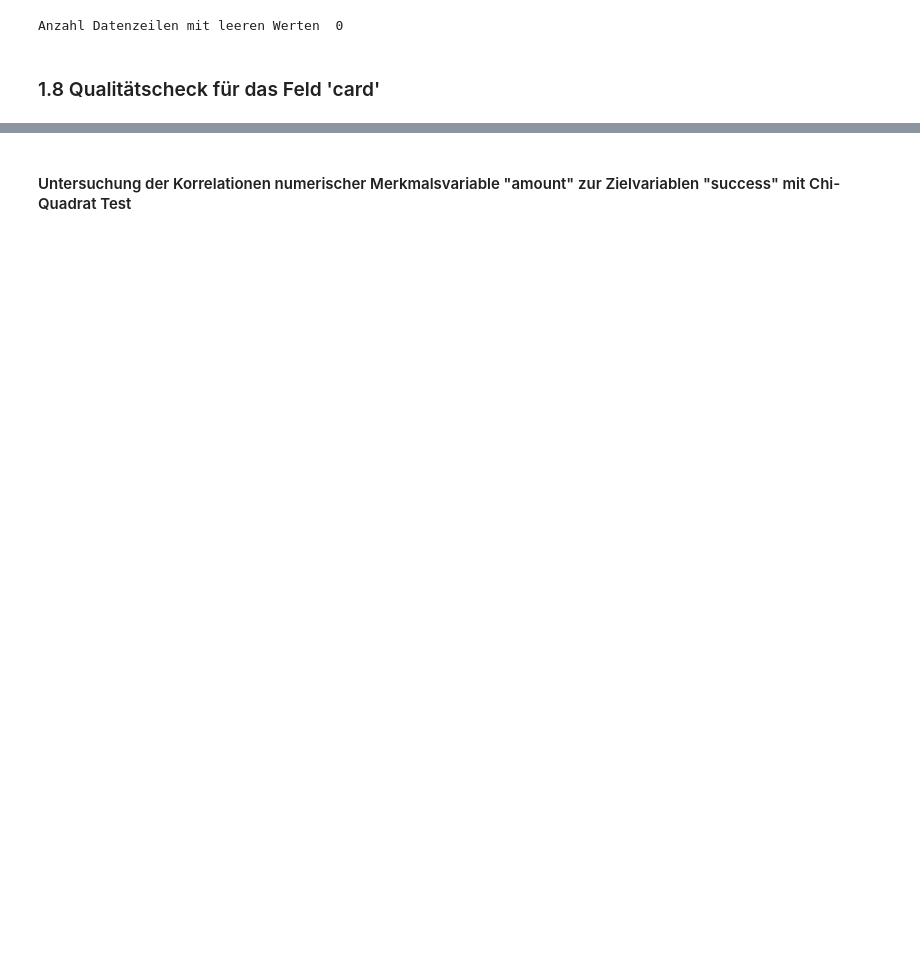
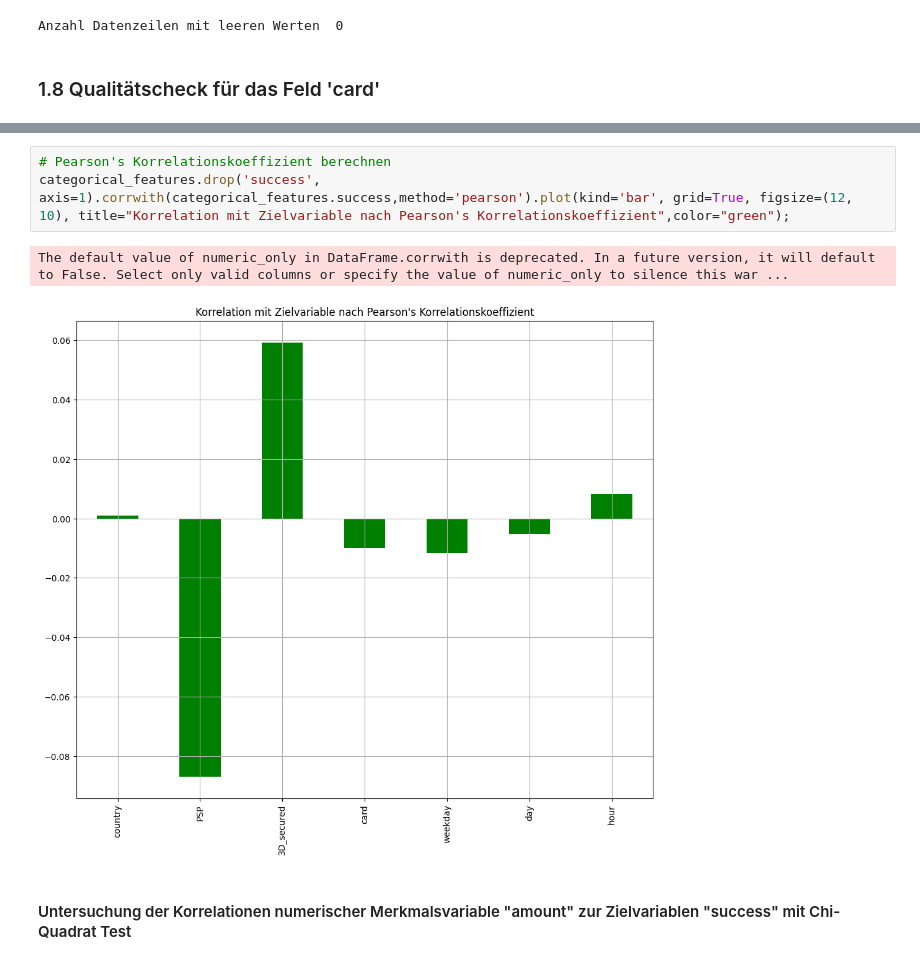
Before and after one commit to sebastianiu/Prognosemodell_Online_Kreditzahlungsverkehr, a Jupyter notebook: scripts/EDA.ipynb, the cells around one changed output, grey strips where cells are left out. Cells and saved outputs as stored; diff of their text form; blank space fills up the shorter version.

```diff
--- a/scripts/EDA.ipynb
+++ b/scripts/EDA.ipynb
@@ -218,3 +211,9 @@ Name: success, dtype: float64
+# %%
+# Pearson's Korrelationskoeffizient berechnen
+categorical_features.drop('success', axis=1).corrwith(categorical_features.success,method='pearson').plot(kind='bar', grid=True, figsize=(12, 10), title="Korrelation mit Zielvariable nach Pearson's Korrelationskoeffizient",color="green");
+# %% [output]
+The default value of numeric_only in DataFrame.corrwith is deprecated. In a future version, it will default to False. Select only valid columns or specify the value of numeric_only to silence this war ...
+[figure, added]
 # %% [markdown]
 #### Untersuchung der Korrelationen numerischer Merkmalsvariable "amount" zur Zielvariablen "success" mit Chi-Quadrat Test
 # %%
```
Also changed, not shown: parts of 3 cells of this notebook.
